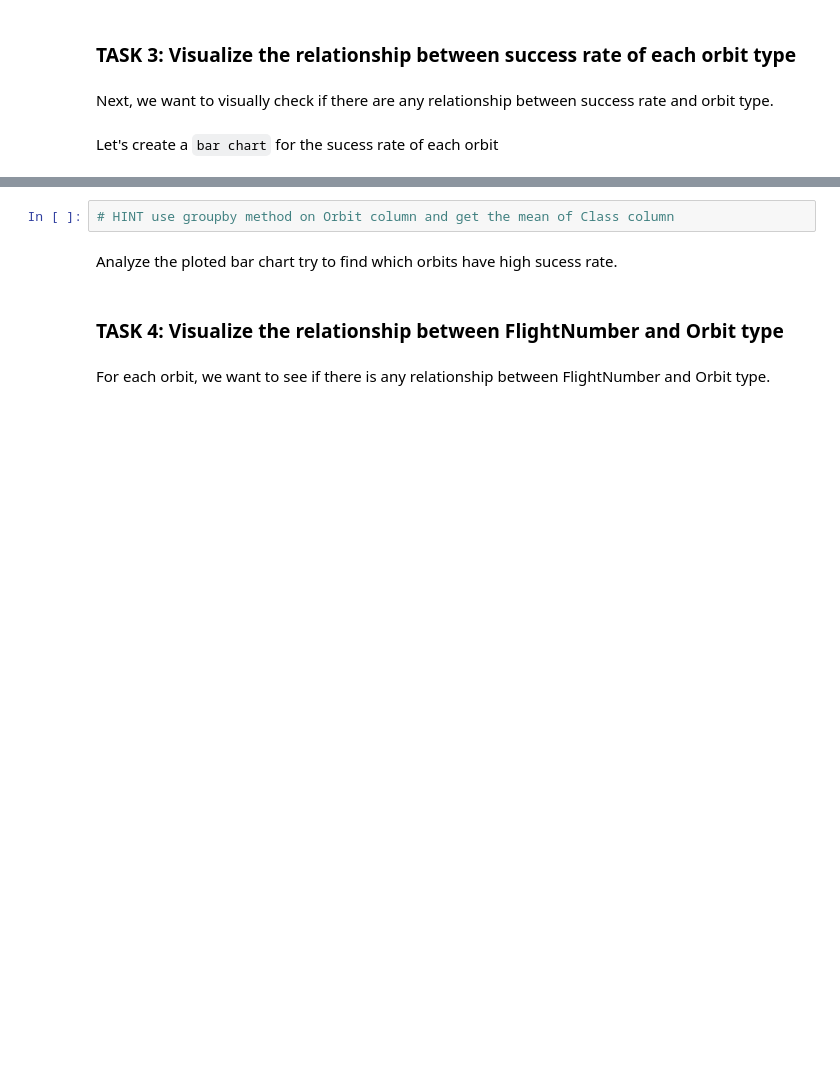
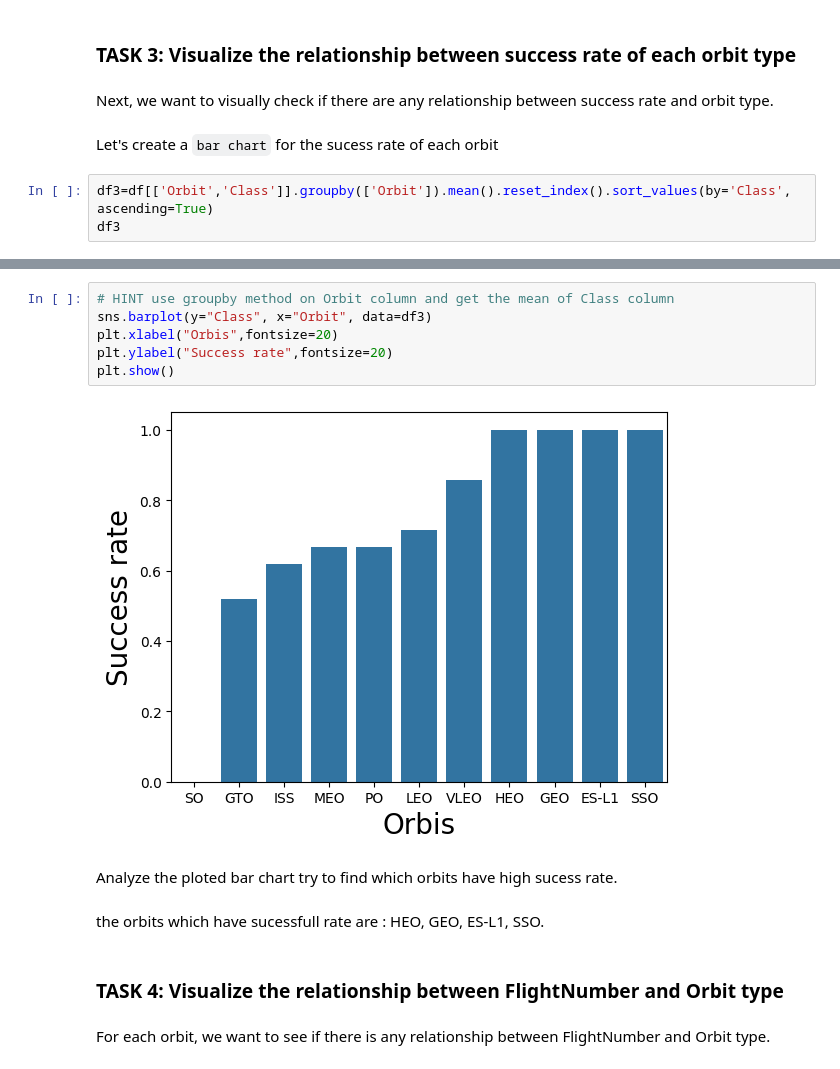
Before and after one commit to MamadyMagass/Applied-Data-Science-Capstone-IBM, a Jupyter notebook: week_2/jupyter-labs-eda-dataviz-v2.ipynb, the cells around one changed output, grey strips where cells are left out. Saved outputs shown, nothing was run; the diff lists cells and outputs as text; blank space fills up the shorter version.

```diff
--- a/week_2/jupyter-labs-eda-dataviz-v2.ipynb
+++ b/week_2/jupyter-labs-eda-dataviz-v2.ipynb
@@ -104,3 +136,6 @@ Now if you observe Payload Vs. Launch Site scatter point chart you will find for
 Next, we want to visually check if there are any relationship between success rate and orbit type.
 # %% [markdown]
 Let's create a `bar chart` for the sucess rate of each orbit
+# %%
+df3=df[['Orbit','Class']].groupby(['Orbit']).mean().reset_index().sort_values(by='Class', ascending=True)
+df3
@@ -107,7 +155,15 @@ Let's create a `bar chart` for the sucess rate of each orbit
 # %%
 # HINT use groupby method on Orbit column and get the mean of Class column
+sns.barplot(y="Class", x="Orbit", data=df3)
+plt.xlabel("Orbis",fontsize=20)
+plt.ylabel("Success rate",fontsize=20)
+plt.show()
+# %% [output]
+[figure, added]
 # %% [markdown]
 Analyze the ploted bar chart try to find which orbits have high sucess rate.
+# %% [markdown]
+the orbits which have sucessfull rate are : HEO, GEO, ES-L1, SSO.
 # %% [markdown]
 ### TASK  4: Visualize the relationship between FlightNumber and Orbit type
 # %% [markdown]
```
Also changed, not shown: parts of 20 cells of this notebook, 2 other files.
